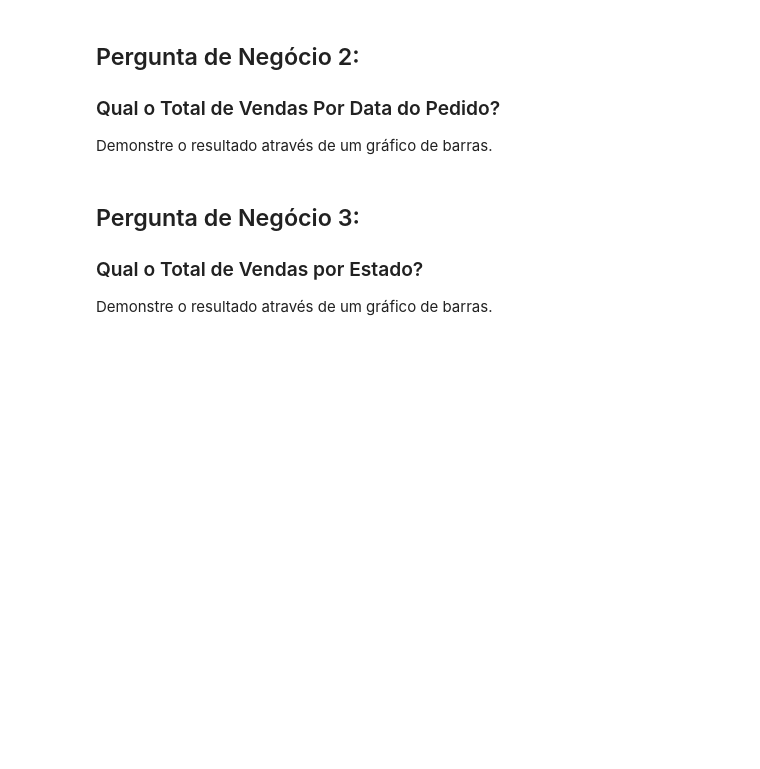
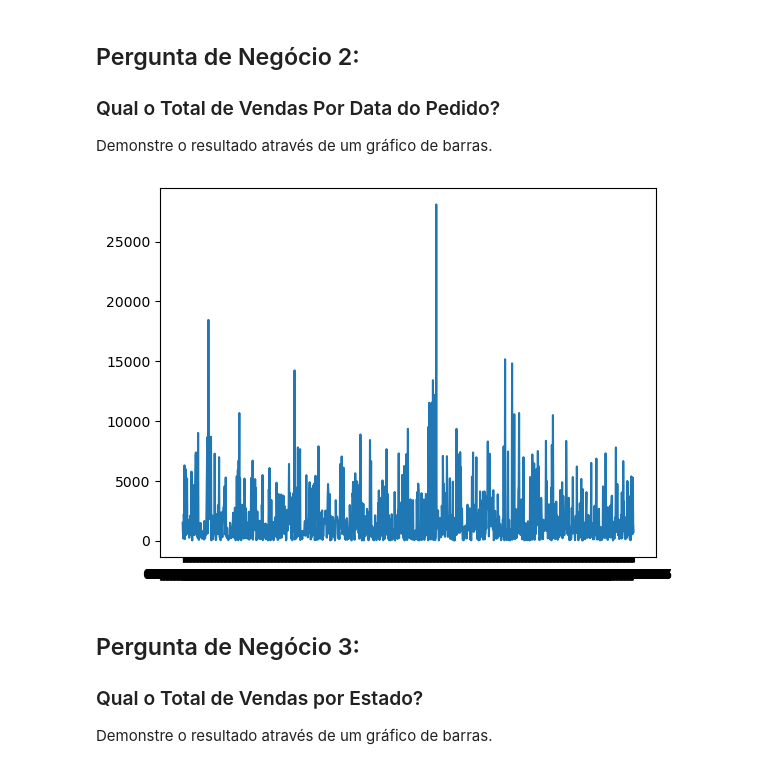
Before and after one commit to DeyvedAntonio/estudos_Analista, a Jupyter notebook: python/curso_dsa/Cap13/Projeto2-Perguntas.ipynb, the cells around one changed output. Cells and saved outputs as stored; diff of their text form; code cells hidden in the pictures; blank space fills up the shorter version.

```diff
--- a/python/curso_dsa/Cap13/Projeto2-Perguntas.ipynb
+++ b/python/curso_dsa/Cap13/Projeto2-Perguntas.ipynb
@@ -174,6 +174,15 @@ Name: Valor_Venda, Length: 480, dtype: float64
 ### Qual o Total de Vendas Por Data do Pedido?
 
 Demonstre o resultado através de um gráfico de barras.
+# %%
+df_dsa_data_total = df_dsa.groupby('Data_Pedido')['Valor_Venda'].sum()
+# %%
+%matplotlib inline
+
+plt.plot(df_dsa_data_total)
+plt.show()
+# %% [output]
+[figure, added]
 # %% [markdown]
 ## Pergunta de Negócio 3:
 
```
